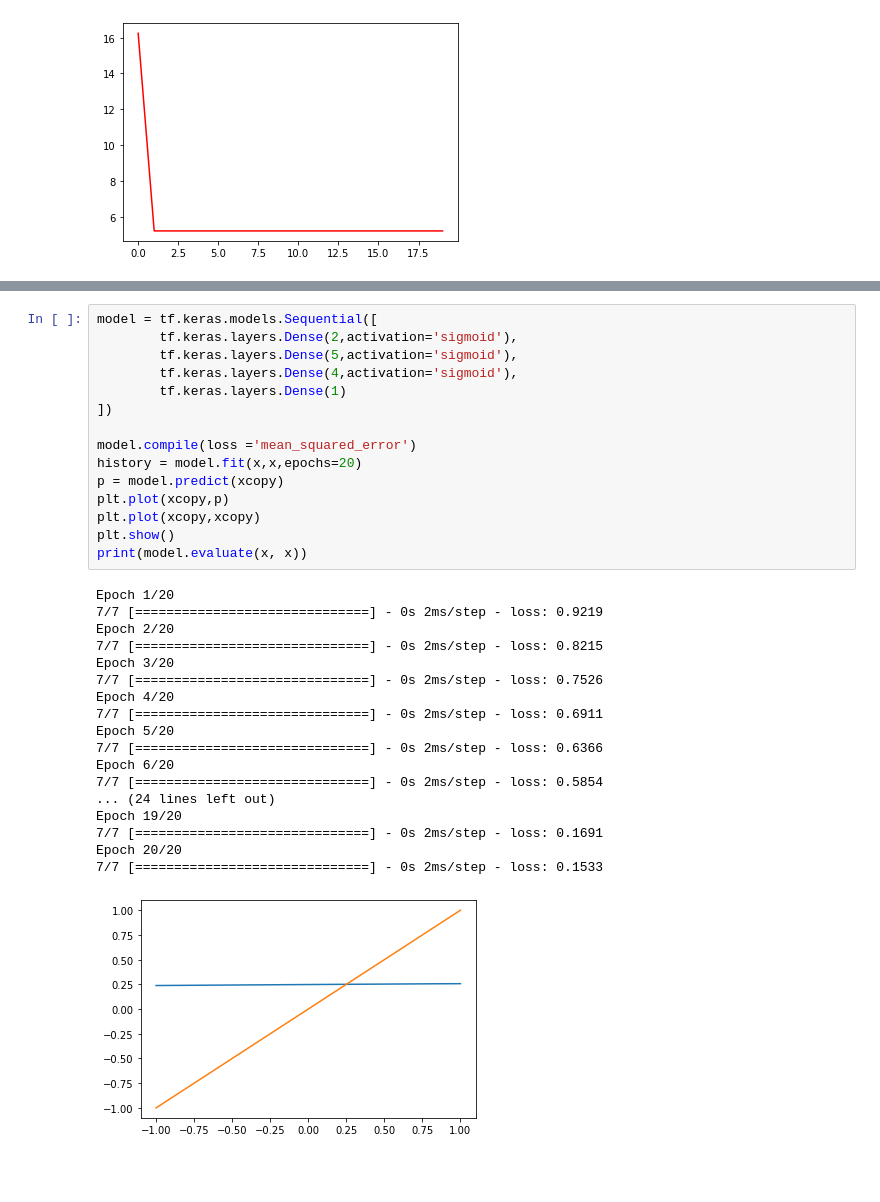
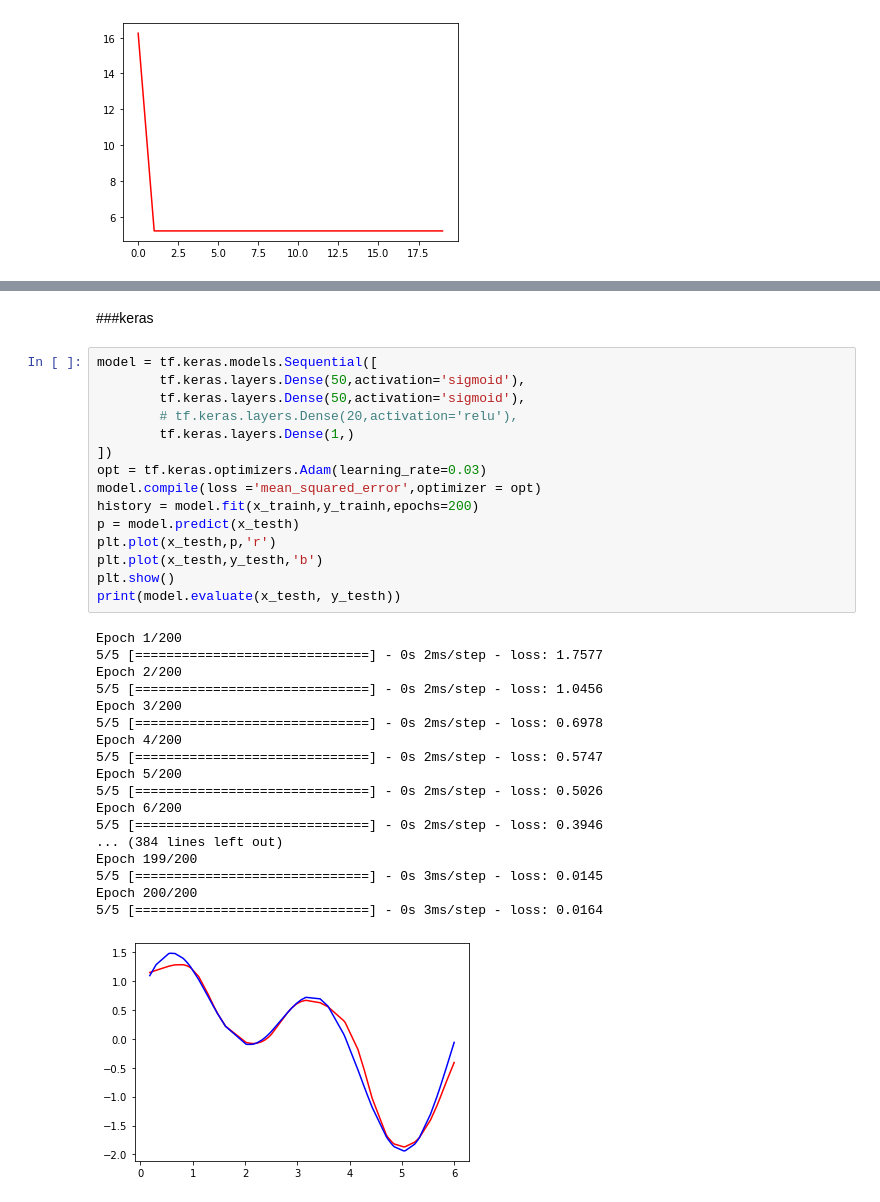
Before and after one commit to mahsaghn/MLP, a Jupyter notebook: mlp123.ipynb, the cells around one changed output, grey strips where cells are left out. Cells and saved outputs as stored; diff of their text form; blank space fills up the shorter version.

Commit message:
Add hard function shuffle and seperate test and train

```diff
--- a/mlp123.ipynb
+++ b/mlp123.ipynb
@@ -191,34 +277,36 @@ plt.show()
+# %% [markdown]
+###keras
 # %%
 model = tf.keras.models.Sequential([
-        tf.keras.layers.Dense(2,activation='sigmoid'),
-        tf.keras.layers.Dense(5,activation='sigmoid'),
-        tf.keras.layers.Dense(4,activation='sigmoid'),
-        tf.keras.layers.Dense(1)
+        tf.keras.layers.Dense(50,activation='sigmoid'),
+        tf.keras.layers.Dense(50,activation='sigmoid'),
+        # tf.keras.layers.Dense(20,activation='relu'),
+        tf.keras.layers.Dense(1,)
 ])
-
-model.compile(loss ='mean_squared_error')
-history = model.fit(x,x,epochs=20)
-p = model.predict(xcopy)
-plt.plot(xcopy,p)
-plt.plot(xcopy,xcopy)
+opt = tf.keras.optimizers.Adam(learning_rate=0.03)
+model.compile(loss ='mean_squared_error',optimizer = opt)
+history = model.fit(x_trainh,y_trainh,epochs=200)
+p = model.predict(x_testh)
+plt.plot(x_testh,p,'r')
+plt.plot(x_testh,y_testh,'b')
 plt.show()
-print(model.evaluate(x, x))
+print(model.evaluate(x_testh, y_testh))
 # %% [output]
-Epoch 1/20
-7/7 [==============================] - 0s 2ms/step - loss: 0.9219
-Epoch 2/20
-7/7 [==============================] - 0s 2ms/step - loss: 0.8215
-Epoch 3/20
-7/7 [==============================] - 0s 2ms/step - loss: 0.7526
-Epoch 4/20
-7/7 [==============================] - 0s 2ms/step - loss: 0.6911
-Epoch 5/20
-7/7 [==============================] - 0s 2ms/step - loss: 0.6366
-Epoch 6/20
-7/7 [==============================] - 0s 2ms/step - loss: 0.5854
-... (24 lines left out)
-Epoch 19/20
-7/7 [==============================] - 0s 2ms/step - loss: 0.1691
-Epoch 20/20
-7/7 [==============================] - 0s 2ms/step - loss: 0.1533
+Epoch 1/200
+5/5 [==============================] - 0s 2ms/step - loss: 1.7577
+Epoch 2/200
+5/5 [==============================] - 0s 2ms/step - loss: 1.0456
+Epoch 3/200
+5/5 [==============================] - 0s 2ms/step - loss: 0.6978
+Epoch 4/200
+5/5 [==============================] - 0s 2ms/step - loss: 0.5747
+Epoch 5/200
+5/5 [==============================] - 0s 2ms/step - loss: 0.5026
+Epoch 6/200
+5/5 [==============================] - 0s 2ms/step - loss: 0.3946
+... (384 lines left out)
+Epoch 199/200
+5/5 [==============================] - 0s 3ms/step - loss: 0.0145
+Epoch 200/200
+5/5 [==============================] - 0s 3ms/step - loss: 0.0164
-[figure, old version]
+[figure, new version]
```
Also changed, not shown: parts of 13 cells of this notebook.
